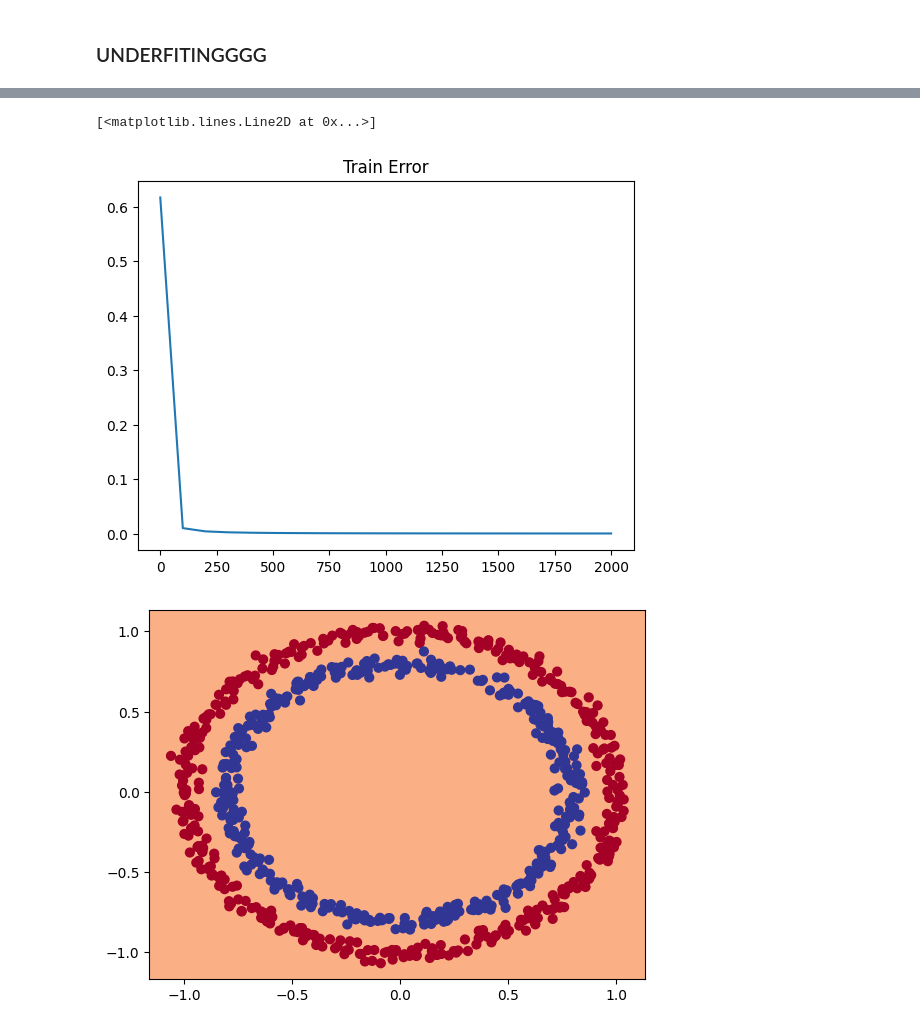
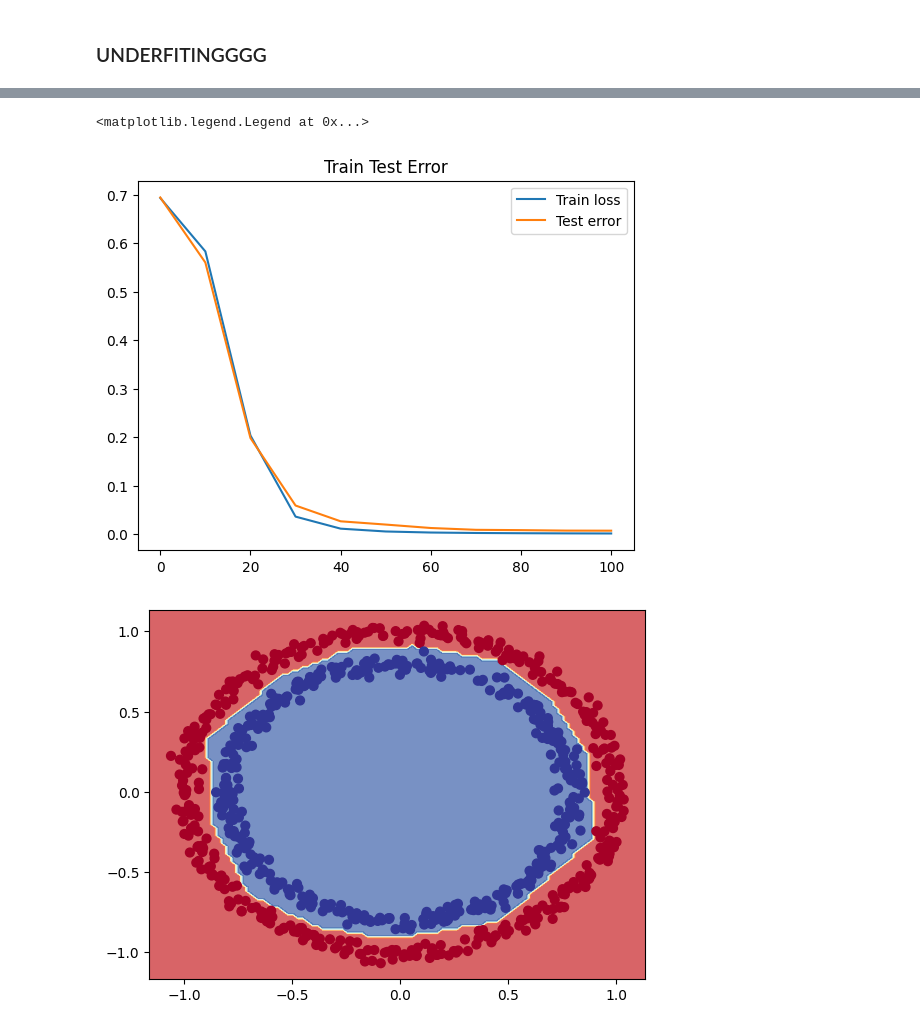
Before and after one commit to zildjianvitoo/pytorch-db, a Jupyter notebook: 02-pytorch-classification/62-architecture.ipynb, the cells around one changed output, grey strips where cells are left out. Drawn from its saved outputs; the diff is of its cells as text; code cells hidden in the pictures.

```diff
--- a/02-pytorch-classification/62-architecture.ipynb
+++ b/02-pytorch-classification/62-architecture.ipynb
@@ -210,10 +210,11 @@ class CircleModelV2(nn.Module):
         super().__init__()
         self.layers = nn.Sequential(
             nn.Linear(in_features=2, out_features=10),
-            nn.Sigmoid(),
+            nn.ReLU(),
             nn.Linear(in_features=10, out_features=10),
-            nn.Sigmoid(),
+            nn.ReLU(),
             nn.Linear(in_features=10, out_features=1),
+
         )
     def forward(self,X):
         return self.layers(X)
@@ -222,7 +223,7 @@ torch.manual_seed(42)
 circle_model_v2 = CircleModelV2()
 # %%
 loss_fn = nn.BCEWithLogitsLoss()
-optimizer = torch.optim.Adam(params=circle_model_v2.parameters(),lr=0.01)
+optimizer = torch.optim.Adam(params=circle_model_v2.parameters(),lr=0.1)
 # %%
 circle_model_v2.to(device)
 # %% [output]
@@ -237,8 +238,9 @@ CircleModelV2(
 )
 # %%
 torch.manual_seed(42)
-epochs = 2000
-train__error = []
+torch.cuda.manual_seed(42)
+epochs = 100
+train__error =  []
 test__error = []
 epoch_values = []
 
@@ -248,7 +250,7 @@ for epoch in range(epochs + 1):
     train_logits = circle_model_v2(X_train).squeeze()
     y_pred_train = torch.round(torch.sigmoid(train_logits))
 
-    train_loss = loss_fn(train_logits,y_pred_train)
+    train_loss = loss_fn(train_logits,y_train)
 
     optimizer.zero_grad()
 
@@ -256,7 +258,7 @@ for epoch in range(epochs + 1):
 
     optimizer.step()
 
-    if epoch % 100 == 0:
+    if epoch % 10 == 0:
         epoch_values.append(epoch)
         train__error.append(train_loss)
 
@@ -265,7 +267,7 @@ for epoch in range(epochs + 1):
             test_logits = circle_model_v2(X_test).squeeze()
             y_pred_test = torch.round(torch.sigmoid(test_logits))
 
-            test_loss = loss_fn(test_logits,y_pred_test)
+            test_loss = loss_fn(test_logits,y_test)
             test__error.append(test_loss)
 
             print(f"Epoch: {epoch} | Train error: {train_loss} | Train acc: {accuracy_fn(y_train,y_pred_train)} | Train loss: {train_loss} | Test acc: {accuracy_fn(y_test,y_pred_test)}")
@@ -290,10 +286,14 @@ Epoch: 2000 | Train error: 9.465855691814795e-05 | Train acc: 50.0 | Train loss:
 # %%
-plt.title("Train Error")
-plt.plot(torch.tensor(epoch_values).cpu(),torch.tensor(train__error).cpu())
+plt.title("Train Test Error")
+plt.plot(torch.tensor(epoch_values).cpu(),torch.tensor(train__error).cpu(),label="Train loss")
+
+plt.plot(torch.tensor(epoch_values).cpu(), torch.tensor(test__error).cpu(),label="Test error")
+
+plt.legend()
 # %% [output]
-[<matplotlib.lines.Line2D at 0x...>]
+<matplotlib.legend.Legend at 0x...>
-[figure, old version]
+[figure, new version]
 # %%
 plot_decision_boundary(circle_model_v2,X_train,y_train)
 # %% [output]
-[figure, old version]
+[figure, new version]
```
Also changed, not shown: parts of 2 cells of this notebook.
